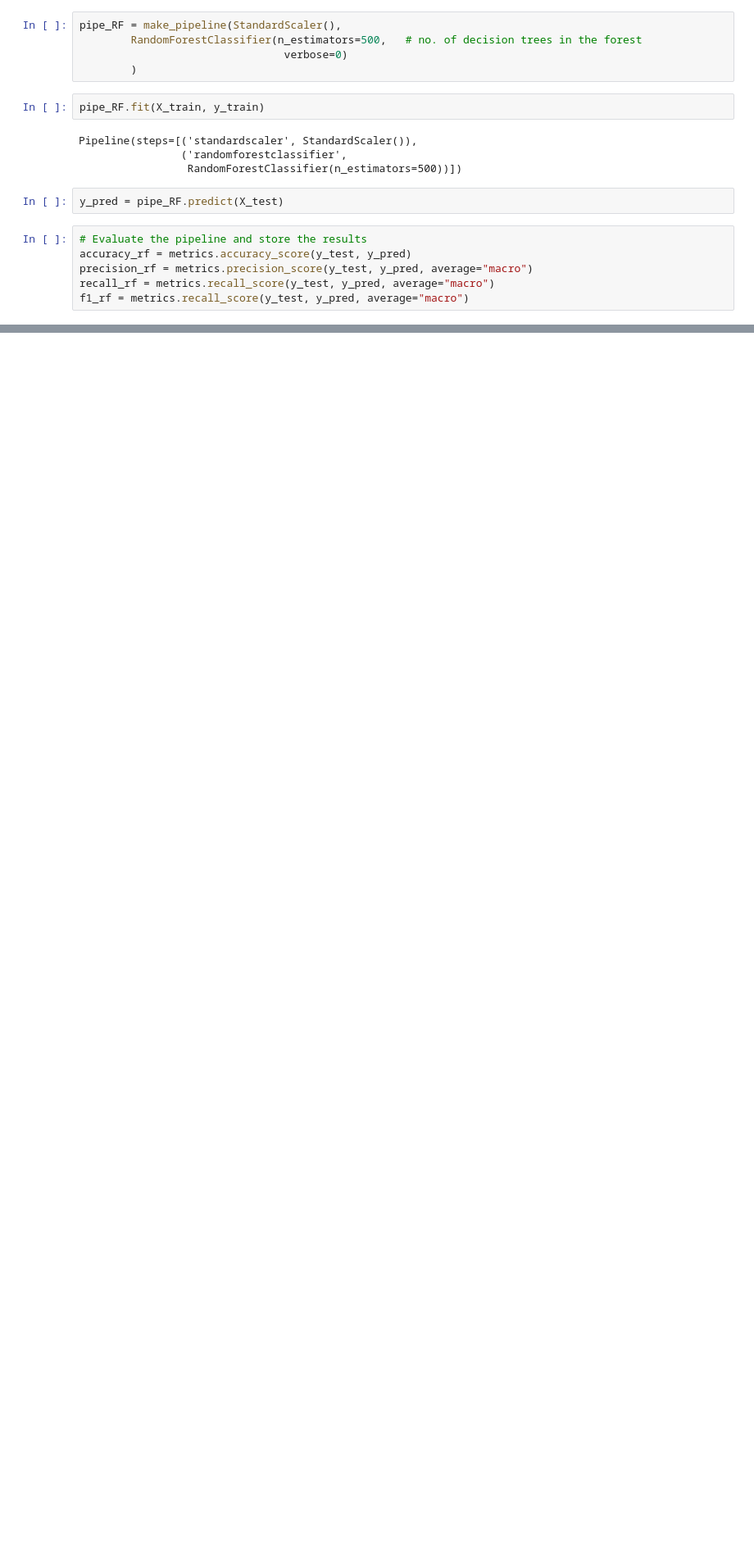
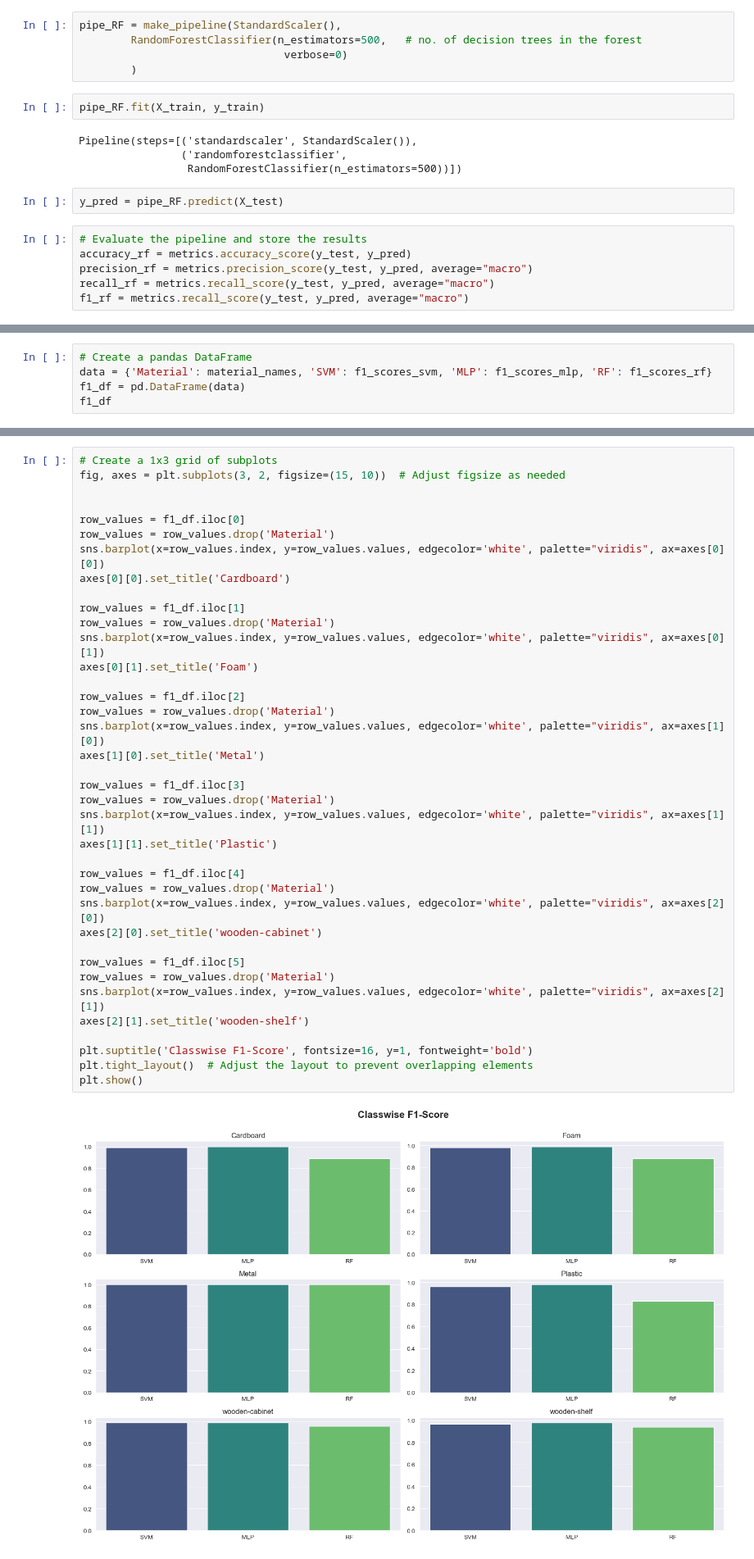
Before and after one commit to B3NToo/Identification-of-NLOS-causing-Material-in-UWB-Localization-Using-Machine-Learning-Methods, a Jupyter notebook: baseline_classification/missclassification.ipynb, the cells around one changed output, grey strips where cells are left out. Shown at 82% size. Saved outputs shown, nothing was run; the diff lists cells and outputs as text; blank space fills up the shorter version.

```diff
--- a/baseline_classification/missclassification.ipynb
+++ b/baseline_classification/missclassification.ipynb
@@ -219,0 +271,5 @@ weighted avg       0.91      0.91      0.91     17861
+# %%
+# Create a pandas DataFrame
+data = {'Material': material_names, 'SVM': f1_scores_svm, 'MLP': f1_scores_mlp, 'RF': f1_scores_rf}
+f1_df = pd.DataFrame(data)
+f1_df
@@ -219,0 +363,40 @@ weighted avg       0.91      0.91      0.91     17861
+# %%
+# Create a 1x3 grid of subplots
+fig, axes = plt.subplots(3, 2, figsize=(15, 10))  # Adjust figsize as needed
+
+
+row_values = f1_df.iloc[0]
+row_values = row_values.drop('Material')
+sns.barplot(x=row_values.index, y=row_values.values, edgecolor='white', palette="viridis", ax=axes[0][0])
+axes[0][0].set_title('Cardboard')
+
+row_values = f1_df.iloc[1]
+row_values = row_values.drop('Material')
+sns.barplot(x=row_values.index, y=row_values.values, edgecolor='white', palette="viridis", ax=axes[0][1])
+axes[0][1].set_title('Foam')
+
+row_values = f1_df.iloc[2]
+row_values = row_values.drop('Material')
+sns.barplot(x=row_values.index, y=row_values.values, edgecolor='white', palette="viridis", ax=axes[1][0])
+axes[1][0].set_title('Metal')
+
+row_values = f1_df.iloc[3]
+row_values = row_values.drop('Material')
+sns.barplot(x=row_values.index, y=row_values.values, edgecolor='white', palette="viridis", ax=axes[1][1])
+axes[1][1].set_title('Plastic')
+
+row_values = f1_df.iloc[4]
+row_values = row_values.drop('Material')
+sns.barplot(x=row_values.index, y=row_values.values, edgecolor='white', palette="viridis", ax=axes[2][0])
+axes[2][0].set_title('wooden-cabinet')
+
+row_values = f1_df.iloc[5]
+row_values = row_values.drop('Material')
+sns.barplot(x=row_values.index, y=row_values.values, edgecolor='white', palette="viridis", ax=axes[2][1])
+axes[2][1].set_title('wooden-shelf')
+
+plt.suptitle('Classwise F1-Score', fontsize=16, y=1, fontweight='bold')
+plt.tight_layout()  # Adjust the layout to prevent overlapping elements
+plt.show()
+# %% [output]
+[figure, added]
```
Also changed, not shown: parts of 26 cells of this notebook.
